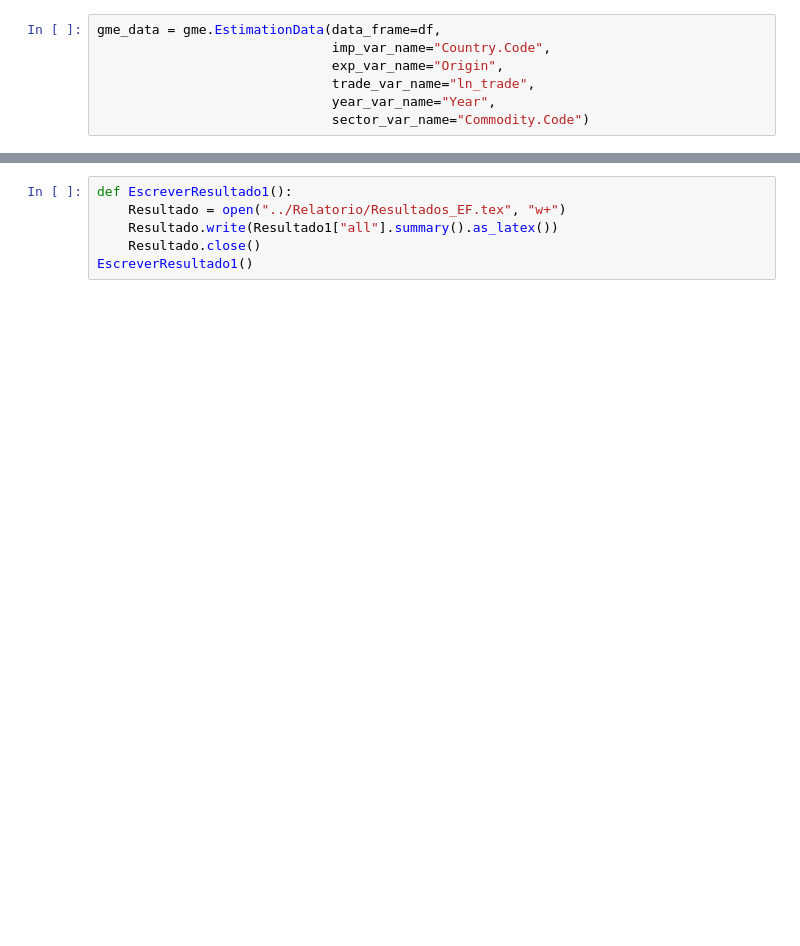
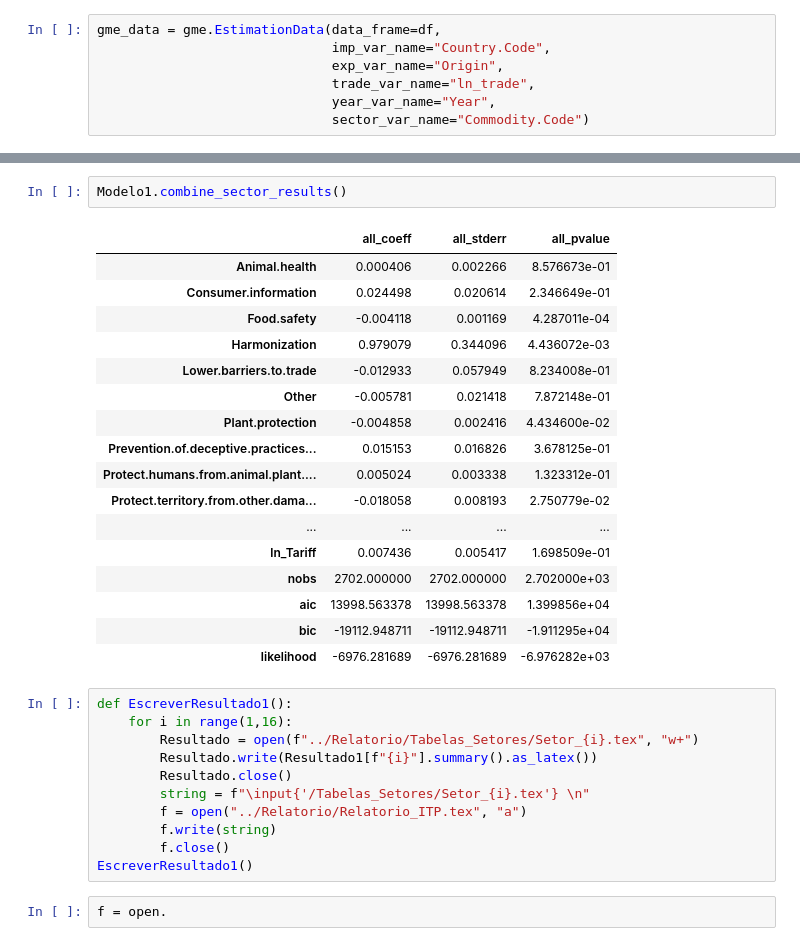
Before and after one commit to thcoelho/ITP_Notificacoes_Exportacao, a Jupyter notebook: Modelo/Regressão.ipynb, the cells around one changed output, grey strips where cells are left out. Cells and saved outputs as stored; diff of their text form; blank space fills up the shorter version.

Commit message:
Análise setor por setor feita pelo pacote GME em python e adicionada ao relatório

```diff
--- a/Modelo/Regressão.ipynb
+++ b/Modelo/Regressão.ipynb
@@ -150,6 +190,33 @@ Generalized Linear Model Regression Results
+# %%
+Modelo1.combine_sector_results()
+# %% [output]
+|  | all_coeff | all_stderr | all_pvalue |
+| Animal.health | 0.000406 | 0.002266 | 8.576673e-01 |
+| Consumer.information | 0.024498 | 0.020614 | 2.346649e-01 |
+| Food.safety | -0.004118 | 0.001169 | 4.287011e-04 |
+| Harmonization | 0.979079 | 0.344096 | 4.436072e-03 |
+| Lower.barriers.to.trade | -0.012933 | 0.057949 | 8.234008e-01 |
+| Other | -0.005781 | 0.021418 | 7.872148e-01 |
+| Plant.protection | -0.004858 | 0.002416 | 4.434600e-02 |
+| Prevention.of.deceptive.practices... | 0.015153 | 0.016826 | 3.678125e-01 |
+| Protect.humans.from.animal.plant.... | 0.005024 | 0.003338 | 1.323312e-01 |
+| Protect.territory.from.other.dama... | -0.018058 | 0.008193 | 2.750779e-02 |
+| ... | ... | ... | ... |
+| ln_Tariff | 0.007436 | 0.005417 | 1.698509e-01 |
+| nobs | 2702.000000 | 2702.000000 | 2.702000e+03 |
+| aic | 13998.563378 | 13998.563378 | 1.399856e+04 |
+| bic | -19112.948711 | -19112.948711 | -1.911295e+04 |
+| likelihood | -6976.281689 | -6976.281689 | -6.976282e+03 |
 # %%
 def EscreverResultado1():
-    Resultado = open("../Relatorio/Resultados_EF.tex", "w+")
-    Resultado.write(Resultado1["all"].summary().as_latex())
-    Resultado.close()
+    for i in range(1,16):
+        Resultado = open(f"../Relatorio/Tabelas_Setores/Setor_{i}.tex", "w+")
+        Resultado.write(Resultado1[f"{i}"].summary().as_latex())
+        Resultado.close()
+        string = f"\input{'/Tabelas_Setores/Setor_{i}.tex'} \n"
+        f = open("../Relatorio/Relatorio_ITP.tex", "a")
+        f.write(string)
+        f.close()
 EscreverResultado1()
+# %%
+f = open.
```
Also changed, not shown: parts of 11 cells of this notebook, 24 other files.
